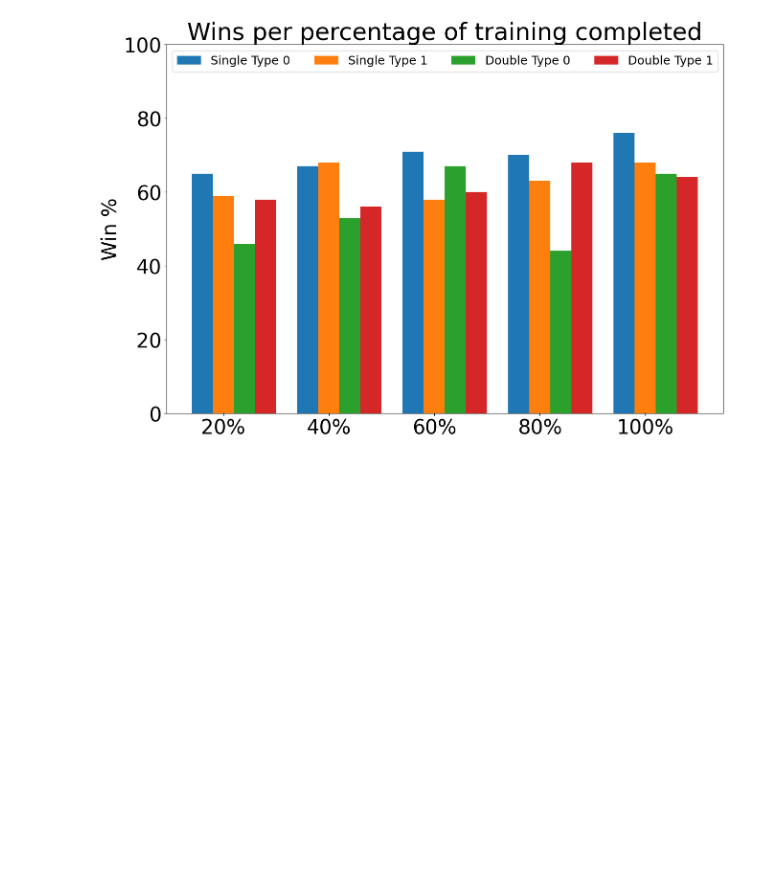
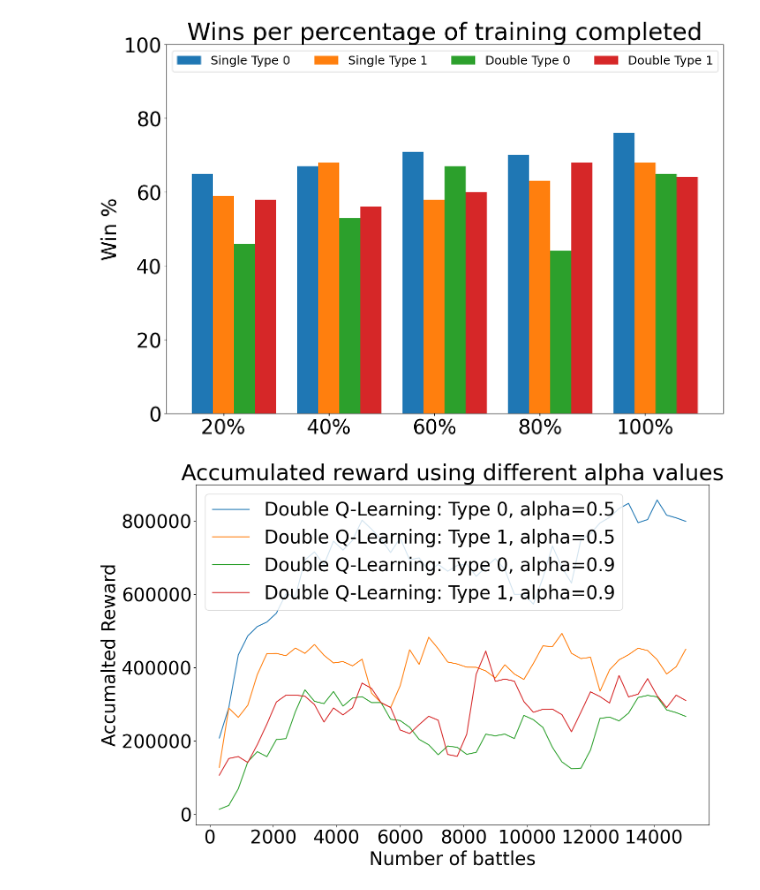
Before and after one commit to Harman367/Reinforcement-Learning-AI, a Jupyter notebook: Results/Results.ipynb, the cells around one changed output. Cells and saved outputs as stored; diff of their text form; code cells hidden in the pictures; blank space fills up the shorter version.

Commit message:
Results

```diff
--- a/Results/Results.ipynb
+++ b/Results/Results.ipynb
@@ -370,3 +370,31 @@ ax.set_ylim(0, 100)
 plt.show()
 # %% [output]
 [figure]
+# %%
+#Load all data
+data_d0_a_05 = pd.read_json('JSON/Reward A 0.5 Double Q-Learning Type 0.json')
+data_d1_a_05 = pd.read_json('JSON/Reward A 0.5 Double Q-Learning Type 1.json')
+data_d0_a_09 = pd.read_json('JSON/Reward A 0.9 Double Q-Learning Type 0.json')
+data_d1_a_09 = pd.read_json('JSON/Reward A 0.9 Double Q-Learning Type 1.json')
+
+#Get results
+reward_d0_a_05 = data_d0_a_05['results']
+reward_d1_a_05 = data_d1_a_05['results']
+reward_d0_a_09 = data_d0_a_09['results']
+reward_d1_a_09 = data_d1_a_09['results']
+
+x = [*range(300, 50*301, 300)]
+
+#Plot results
+plt.figure(figsize=(15, 10))
+plt.title('Accumulated reward using different alpha values')
+plt.xlabel('Number of battles')
+plt.ylabel('Accumalted Reward')
+plt.plot(x, reward_d0_a_05, label='Double Q-Learning: Type 0, alpha=0.5')
+plt.plot(x, reward_d1_a_05, label='Double Q-Learning: Type 1, alpha=0.5')
+plt.plot(x, reward_d0_a_09, label='Double Q-Learning: Type 0, alpha=0.9')
+plt.plot(x, reward_d1_a_09, label='Double Q-Learning: Type 1, alpha=0.9')
+plt.legend()
+plt.show()
+# %% [output]
+[figure, added]
```
Also changed, not shown: parts of 7 cells of this notebook, 1 other file.
